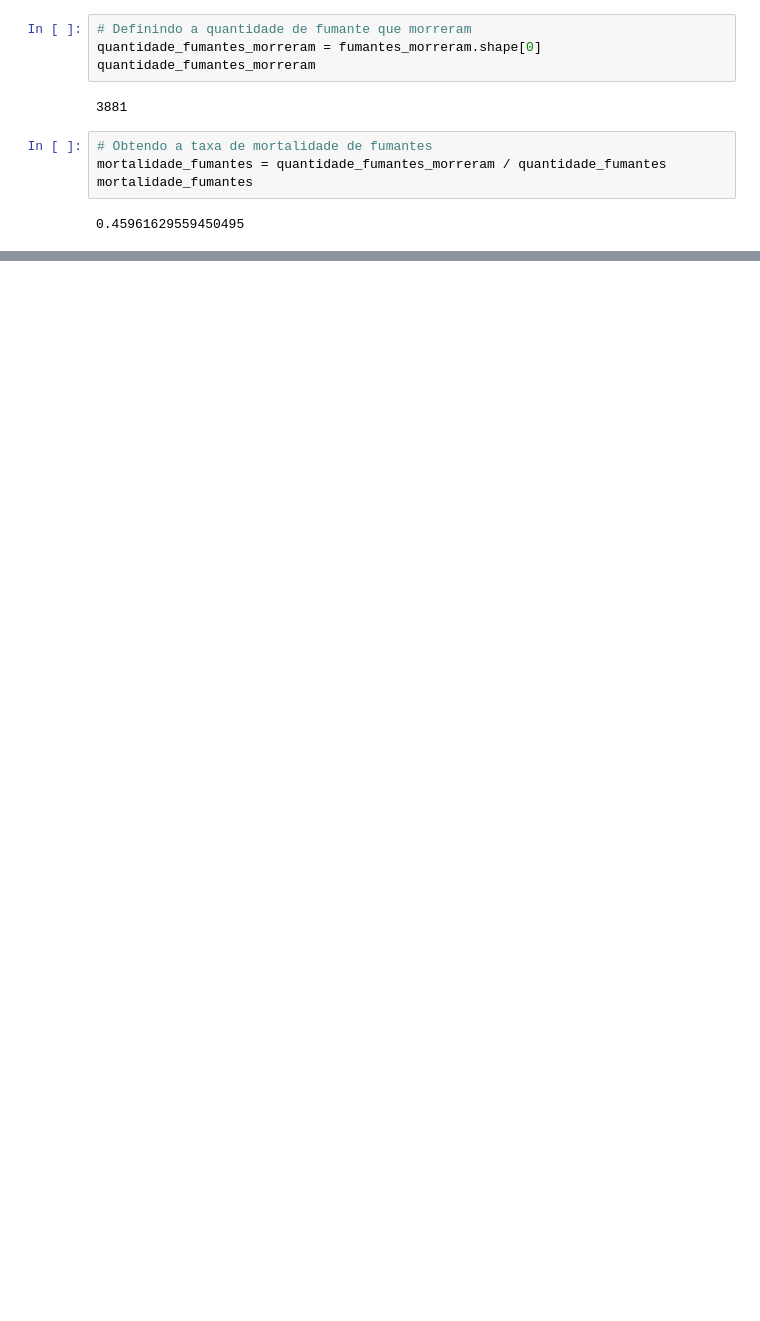
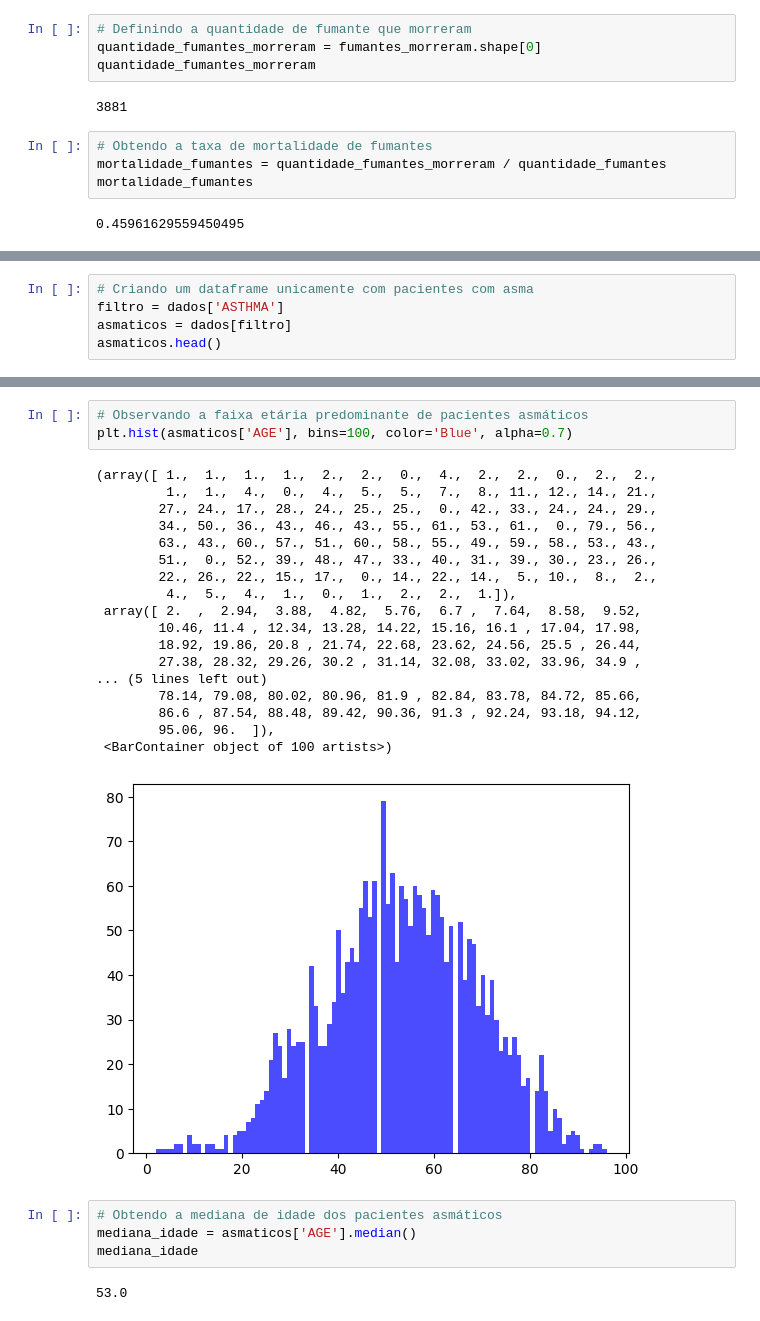
Before and after one commit to matheuspfferreira/python_data_science, a Jupyter notebook: Covid - 07/notebook/nb_covid.ipynb, the cells around one changed output, grey strips where cells are left out. Saved outputs shown, nothing was run; the diff lists cells and outputs as text; blank space fills up the shorter version.

```diff
--- a/Covid - 07/notebook/nb_covid.ipynb
+++ b/Covid - 07/notebook/nb_covid.ipynb
@@ -514,0 +517,5 @@ mortalidade_fumantes
+# %%
+# Criando um dataframe unicamente com pacientes com asma
+filtro = dados['ASTHMA']
+asmaticos = dados[filtro]
+asmaticos.head()
@@ -514,0 +529,28 @@ mortalidade_fumantes
+# %%
+# Observando a faixa etária predominante de pacientes asmáticos
+plt.hist(asmaticos['AGE'], bins=100, color='Blue', alpha=0.7)
+# %% [output]
+(array([ 1.,  1.,  1.,  1.,  2.,  2.,  0.,  4.,  2.,  2.,  0.,  2.,  2.,
+         1.,  1.,  4.,  0.,  4.,  5.,  5.,  7.,  8., 11., 12., 14., 21.,
+        27., 24., 17., 28., 24., 25., 25.,  0., 42., 33., 24., 24., 29.,
+        34., 50., 36., 43., 46., 43., 55., 61., 53., 61.,  0., 79., 56.,
+        63., 43., 60., 57., 51., 60., 58., 55., 49., 59., 58., 53., 43.,
+        51.,  0., 52., 39., 48., 47., 33., 40., 31., 39., 30., 23., 26.,
+        22., 26., 22., 15., 17.,  0., 14., 22., 14.,  5., 10.,  8.,  2.,
+         4.,  5.,  4.,  1.,  0.,  1.,  2.,  2.,  1.]),
+ array([ 2.  ,  2.94,  3.88,  4.82,  5.76,  6.7 ,  7.64,  8.58,  9.52,
+        10.46, 11.4 , 12.34, 13.28, 14.22, 15.16, 16.1 , 17.04, 17.98,
+        18.92, 19.86, 20.8 , 21.74, 22.68, 23.62, 24.56, 25.5 , 26.44,
+        27.38, 28.32, 29.26, 30.2 , 31.14, 32.08, 33.02, 33.96, 34.9 ,
+... (5 lines left out)
+        78.14, 79.08, 80.02, 80.96, 81.9 , 82.84, 83.78, 84.72, 85.66,
+        86.6 , 87.54, 88.48, 89.42, 90.36, 91.3 , 92.24, 93.18, 94.12,
+        95.06, 96.  ]),
+ <BarContainer object of 100 artists>)
+[figure, added]
+# %%
+# Obtendo a mediana de idade dos pacientes asmáticos
+mediana_idade = asmaticos['AGE'].median()
+mediana_idade
+# %% [output]
+53.0
```
Also changed, not shown: parts of 9 cells of this notebook.
